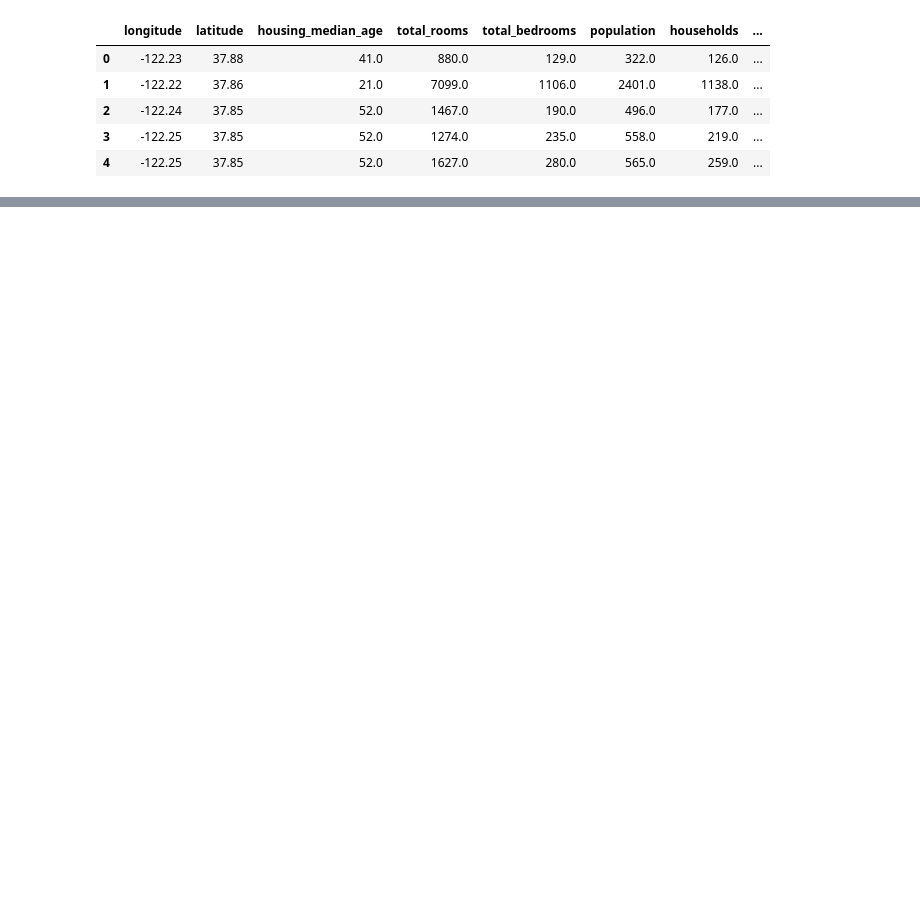
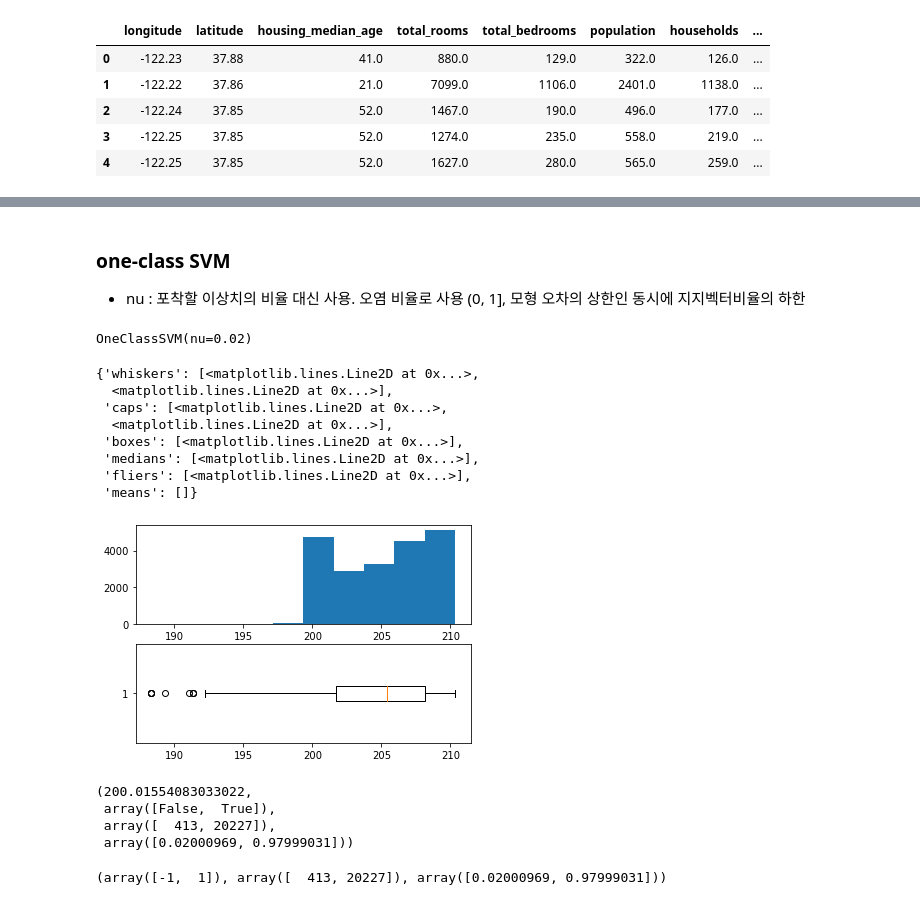
Before and after one commit to 2hongbi/DWU, a Jupyter notebook: big-data/big-data-algorithm/assign_01/predict_housing_price.ipynb, the cells around one changed output, grey strips where cells are left out. Cells and saved outputs as stored; diff of their text form; code cells hidden in the pictures; blank space fills up the shorter version.

```diff
--- a/big-data/big-data-algorithm/assign_01/predict_housing_price.ipynb
+++ b/big-data/big-data-algorithm/assign_01/predict_housing_price.ipynb
@@ -119,0 +189,9 @@ DFX0.head()
+# %%
+# total_bedrooms과 bedrooms_p_room의 결측치를 열 평균으로 맞춰주기
+DFX0['total_bedrooms'].fillna(DFX0['total_bedrooms'].mean(), inplace=True)
+DFX0['bedrooms_p_room'].fillna(DFX0['bedrooms_p_room'].mean(), inplace=True)
+
+# DFX0 = DFX0.dropna(subset=["total_bedrooms"]) # 옵션 1
+# housing_ml.drop("total_bedrooms", axis=1) #옵션 2
+# median = housing_ml["total_bedrooms"].median() #옵션 3
+# housing_ml["total_bedrooms"].fillna(median, inplace=True)
@@ -119,0 +214,44 @@ DFX0.head()
+# %% [markdown]
+### one-class SVM
+
+- nu : 포착할 이상치의 비율 대신 사용. 오염 비율로 사용 (0, 1], 모형 오차의 상한인 동시에 지지벡터비율의 하한
+# %%
+# OneClassSVM
+seed = 1775
+Eonesvm = svm.OneClassSVM(nu=0.02, kernel='rbf')   # nu값이 클수록, gamma값이 작을수록 이상치가 많아짐
+Eonesvm.fit(DFX0)
+# %% [output]
+OneClassSVM(nu=0.02)
+# %%
+# 정상치 점수: 점수가 높을수록 inliner, 점수가 낮을수록 outlier
+scr_onesvm = Eonesvm.score_samples(DFX0)
+# %%
+fig, ax = plt.subplots(2, 1)
+ax[0].hist(scr_onesvm)
+ax[1].boxplot(scr_onesvm, vert=False)
+# %% [output]
+{'whiskers': [<matplotlib.lines.Line2D at 0x...>,
+  <matplotlib.lines.Line2D at 0x...>],
+ 'caps': [<matplotlib.lines.Line2D at 0x...>,
+  <matplotlib.lines.Line2D at 0x...>],
+ 'boxes': [<matplotlib.lines.Line2D at 0x...>],
+ 'medians': [<matplotlib.lines.Line2D at 0x...>],
+ 'fliers': [<matplotlib.lines.Line2D at 0x...>],
+ 'means': []}
+[figure, added]
+# %%
+cutoff = np.quantile(scr_onesvm, 0.02)
+isin, nx = np.unique(scr_onesvm > cutoff, return_counts=True)
+cutoff, isin, nx, nx / len(scr_onesvm)
+# %% [output]
+(200.01554083033022,
+ array([False,  True]),
+ array([  413, 20227]),
+ array([0.02000969, 0.97999031]))
+# %%
+# 정상 여부 예측값 {-1: outlier, 1: inliner}
+ihonesvm = Eonesvm.predict(DFX0)
+isin, nx = np.unique(ihonesvm, return_counts=True)
+isin, nx, nx / len(ihonesvm)
+# %% [output]
+(array([-1,  1]), array([  413, 20227]), array([0.02000969, 0.97999031]))
```
Also changed, not shown: parts of 151 cells of this notebook, 2 other files.
